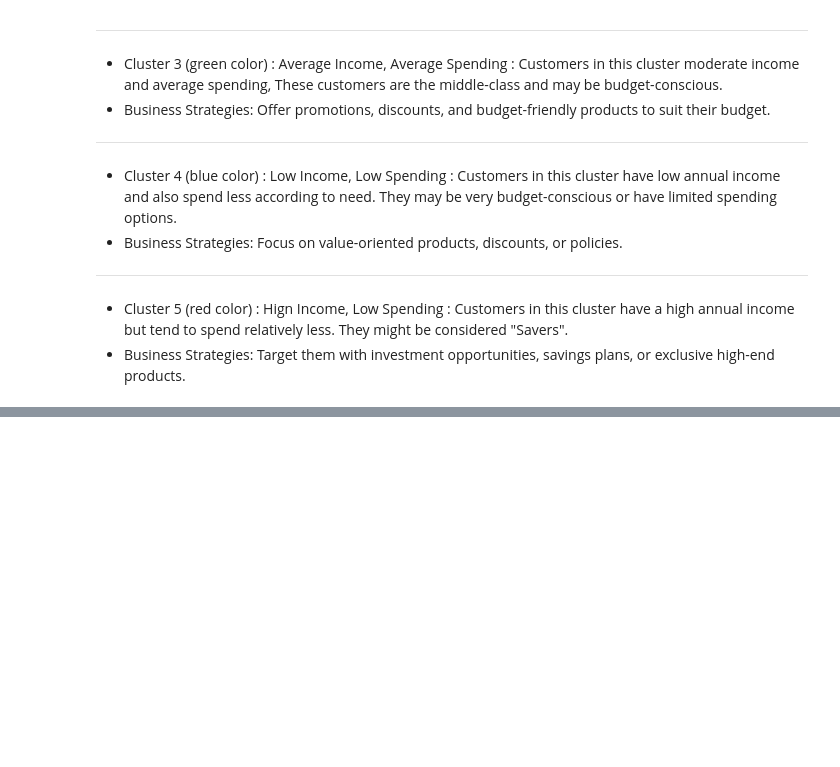
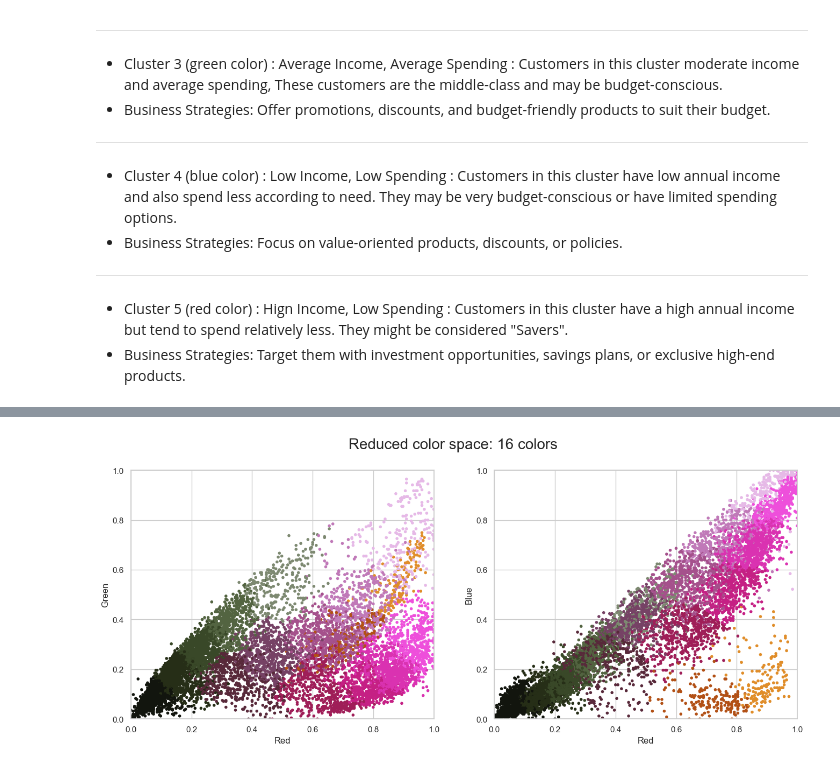
Before and after one commit to kavan-mistry/prml, a Jupyter notebook: prml_assignment_8_k-means_clustering.ipynb, the cells around one changed output, grey strips where cells are left out. Saved outputs shown, nothing was run; the diff lists cells and outputs as text; code cells hidden in the pictures; blank space fills up the shorter version.

```diff
--- a/prml_assignment_8_k-means_clustering.ipynb
+++ b/prml_assignment_8_k-means_clustering.ipynb
@@ -314,0 +369,8 @@ Text(0.5, 1.0, 'K-means Clustering with K=5')
+# %%
+kmeans = KMeans(16)
+kmeans.fit(data)
+new_colors = kmeans.cluster_centers_[kmeans.predict(data)]
+# %%
+plot_pixels(data, colors=new_colors, title="Reduced color space: 16 colors")
+# %% [output]
+[figure, added]
```
Also changed, not shown: parts of 17 cells of this notebook.
